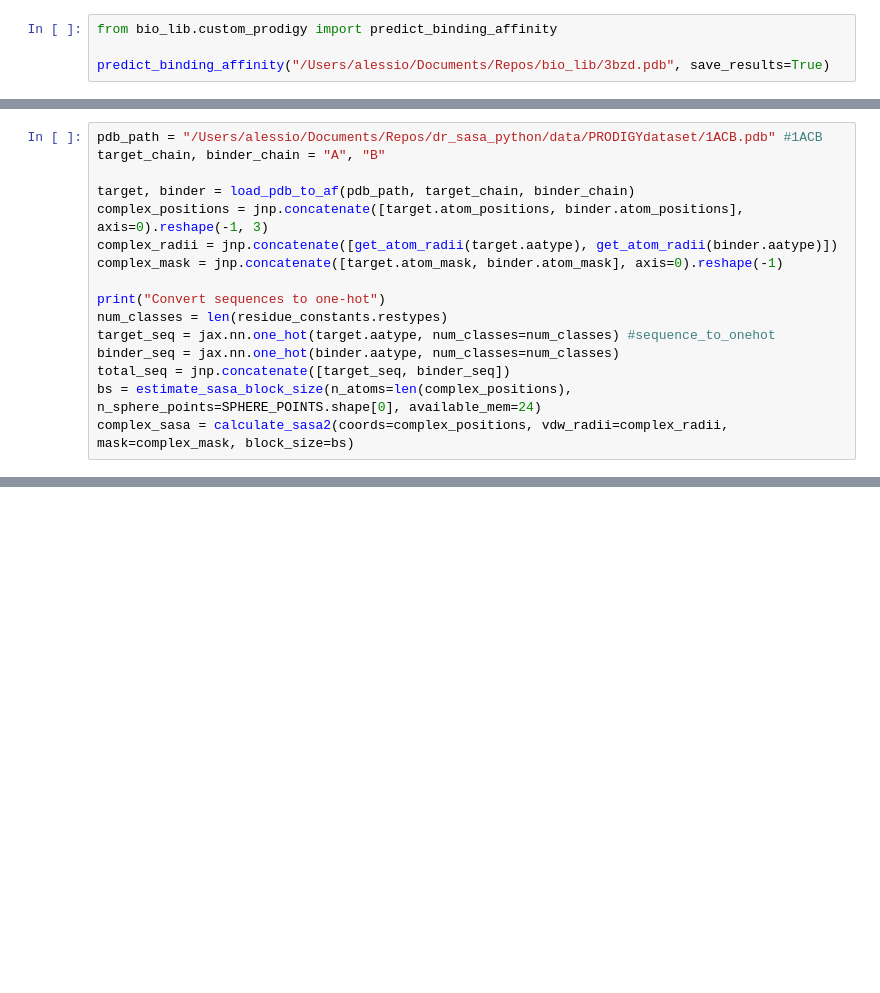
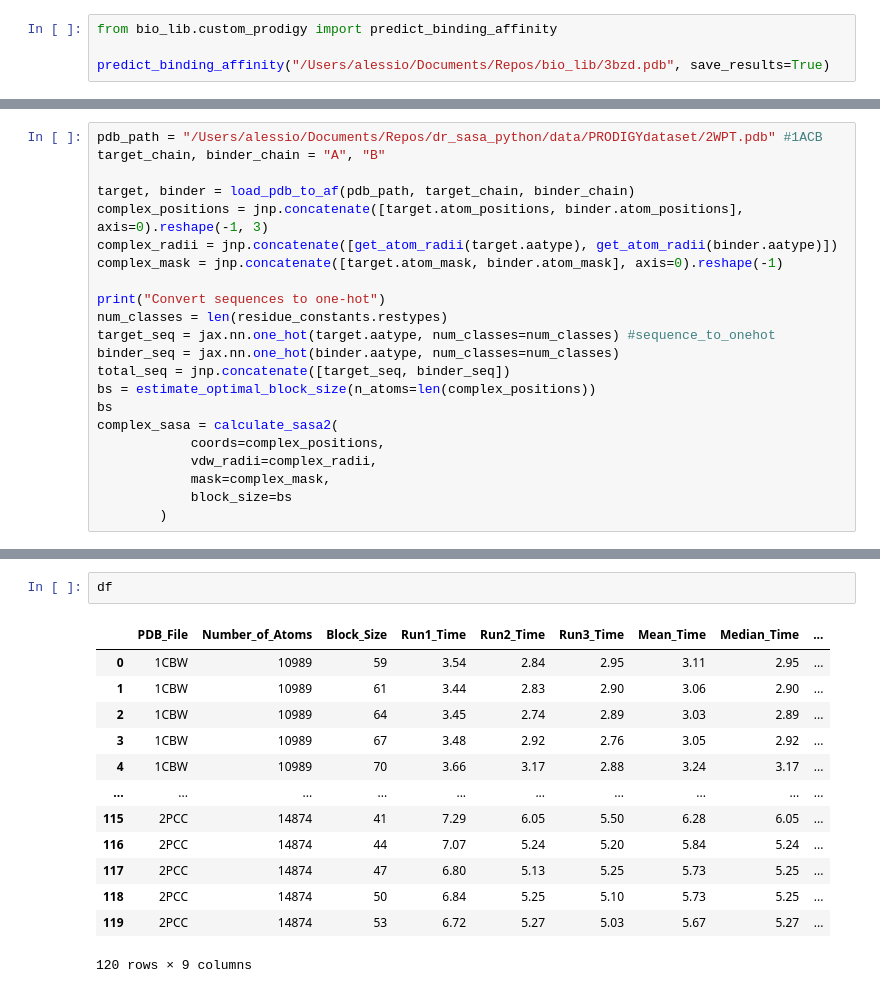
Before and after one commit to mcale6/bio_lib, a Jupyter notebook: plots.ipynb, the cells around one changed output, grey strips where cells are left out. Drawn from its saved outputs; the diff is of its cells as text; blank space fills up the shorter version.

Commit message:
added block sized sasa bechnmark, works on M1

```diff
--- a/plots.ipynb
+++ b/plots.ipynb
@@ -404,7 +402,7 @@ Metal device set to: Apple M1 Max
 systemMemory: 64.00 GB
 maxCacheSize: 24.00 GB
 # %%
-pdb_path = "/Users/alessio/Documents/Repos/dr_sasa_python/data/PRODIGYdataset/1ACB.pdb" #1ACB
+pdb_path = "/Users/alessio/Documents/Repos/dr_sasa_python/data/PRODIGYdataset/2WPT.pdb" #1ACB
 target_chain, binder_chain = "A", "B"
 
 target, binder = load_pdb_to_af(pdb_path, target_chain, binder_chain)
@@ -417,7 +415,13 @@ num_classes = len(residue_constants.restypes)
 target_seq = jax.nn.one_hot(target.aatype, num_classes=num_classes) #sequence_to_onehot
 binder_seq = jax.nn.one_hot(binder.aatype, num_classes=num_classes)
 total_seq = jnp.concatenate([target_seq, binder_seq])
-bs = estimate_sasa_block_size(n_atoms=len(complex_positions), n_sphere_points=SPHERE_POINTS.shape[0], available_mem=24)
-complex_sasa = calculate_sasa2(coords=complex_positions, vdw_radii=complex_radii, mask=complex_mask, block_size=bs)
+bs = estimate_optimal_block_size(n_atoms=len(complex_positions))
+bs
+complex_sasa = calculate_sasa2(
+            coords=complex_positions,
+            vdw_radii=complex_radii,
+            mask=complex_mask,
+            block_size=bs
+        )
 # %% [output]
 Convert sequences to one-hot
@@ -716,0 +686,16 @@ KeyError: 2
+# %%
+df
+# %% [output]
+|  | PDB_File | Number_of_Atoms | Block_Size | Run1_Time | Run2_Time | Run3_Time | Mean_Time | Median_Time | ... |
+| 0 | 1CBW | 10989 | 59 | 3.54 | 2.84 | 2.95 | 3.11 | 2.95 | ... |
+| 1 | 1CBW | 10989 | 61 | 3.44 | 2.83 | 2.90 | 3.06 | 2.90 | ... |
+| 2 | 1CBW | 10989 | 64 | 3.45 | 2.74 | 2.89 | 3.03 | 2.89 | ... |
+| 3 | 1CBW | 10989 | 67 | 3.48 | 2.92 | 2.76 | 3.05 | 2.92 | ... |
+| 4 | 1CBW | 10989 | 70 | 3.66 | 3.17 | 2.88 | 3.24 | 3.17 | ... |
+| ... | ... | ... | ... | ... | ... | ... | ... | ... | ... |
+| 115 | 2PCC | 14874 | 41 | 7.29 | 6.05 | 5.50 | 6.28 | 6.05 | ... |
+| 116 | 2PCC | 14874 | 44 | 7.07 | 5.24 | 5.20 | 5.84 | 5.24 | ... |
+| 117 | 2PCC | 14874 | 47 | 6.80 | 5.13 | 5.25 | 5.73 | 5.25 | ... |
+| 118 | 2PCC | 14874 | 50 | 6.84 | 5.25 | 5.10 | 5.73 | 5.25 | ... |
+| 119 | 2PCC | 14874 | 53 | 6.72 | 5.27 | 5.03 | 5.67 | 5.27 | ... |
+120 rows × 9 columns
```
Also changed, not shown: parts of 8 cells of this notebook, 5 other files.
